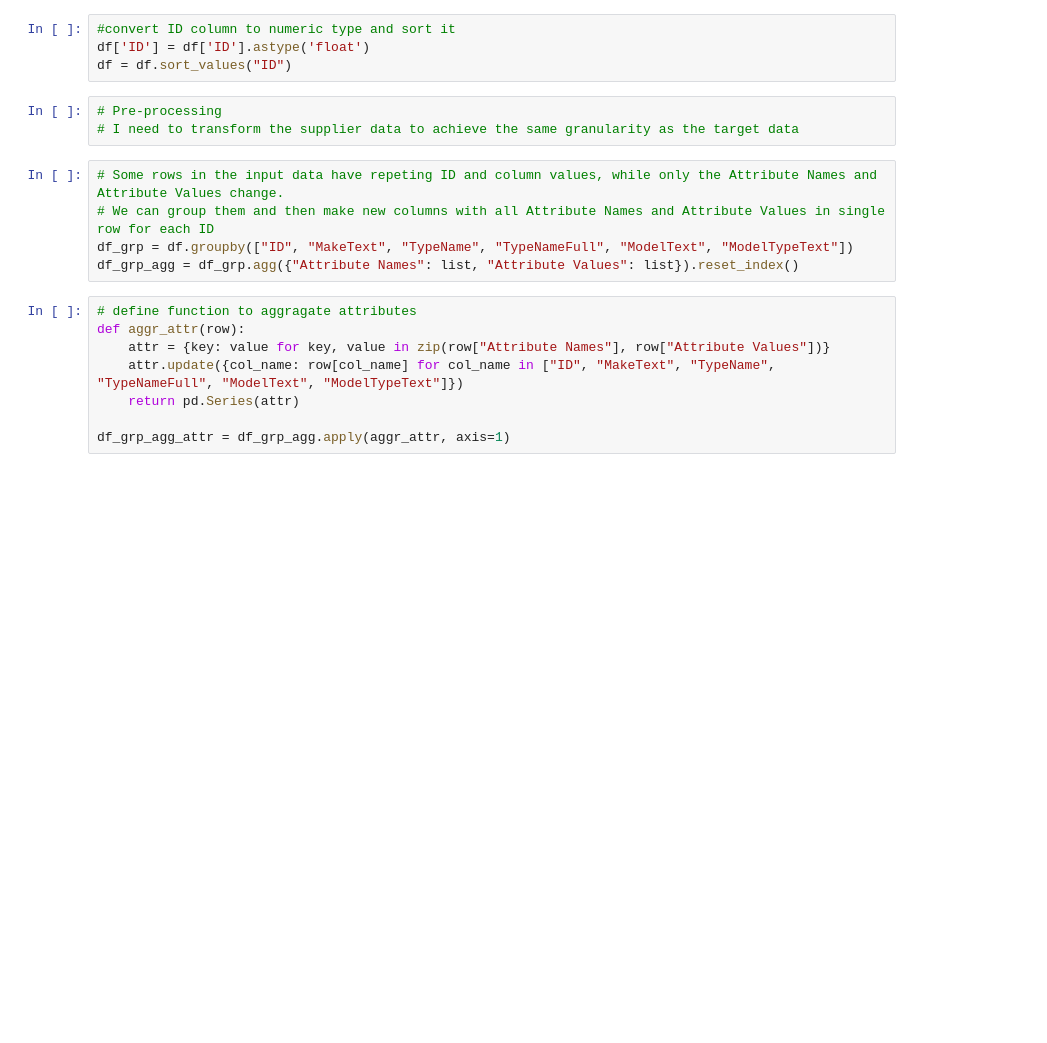
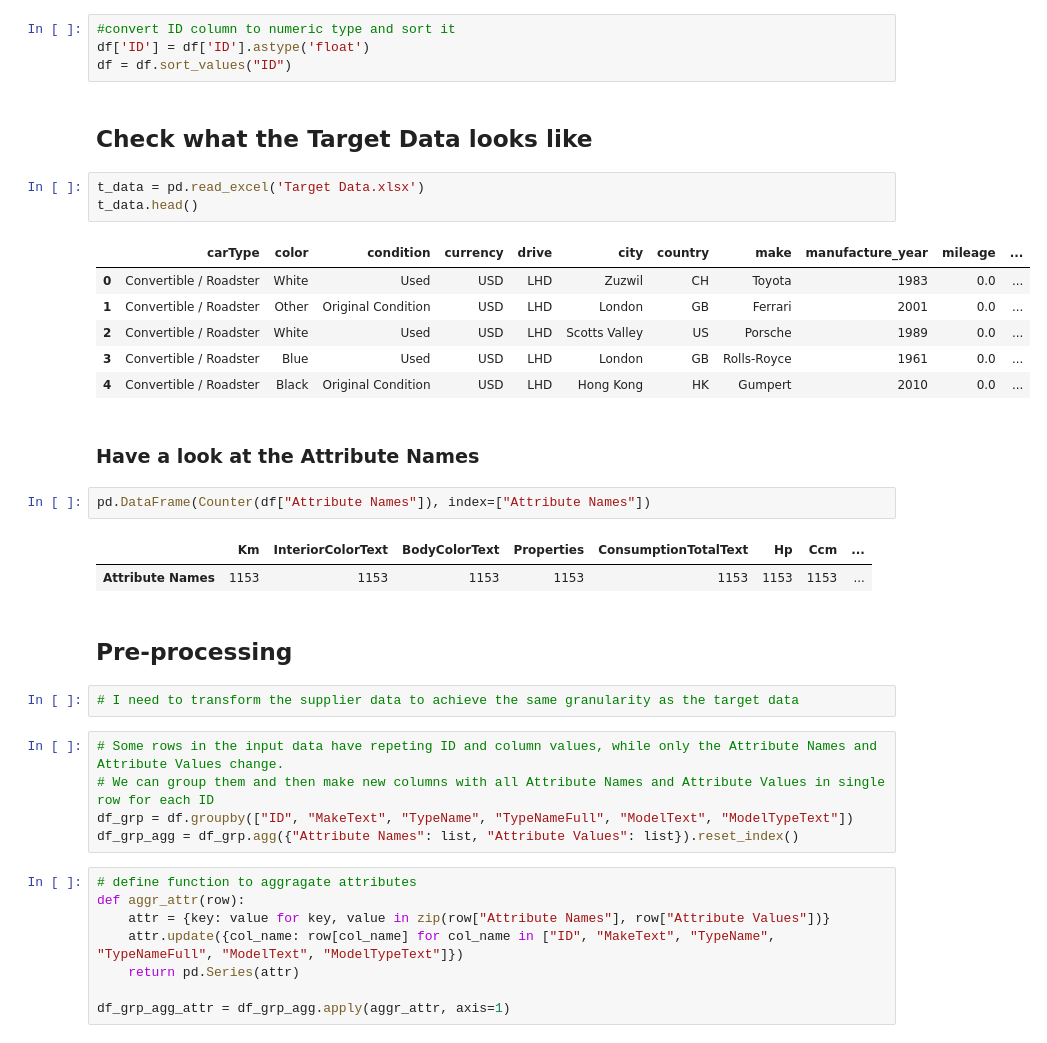
Before and after one commit to 005401/Onedot-Data-Analyst-Remote-Task, a Jupyter notebook: onedot_data_analyst_solution.ipynb, the cells around one changed output. Drawn from its saved outputs; the diff is of its cells as text; blank space fills up the shorter version.

```diff
--- a/onedot_data_analyst_solution.ipynb
+++ b/onedot_data_analyst_solution.ipynb
@@ -11,8 +66,28 @@ df = pd.DataFrame(data=d)
 #convert ID column to numeric type and sort it
 df['ID'] = df['ID'].astype('float')
 df = df.sort_values("ID")
+# %% [markdown]
+## Check what the Target Data looks like
+# %%
+t_data = pd.read_excel('Target Data.xlsx')
+t_data.head()
+# %% [output]
+|  | carType | color | condition | currency | drive | city | country | make | manufacture_year | mileage | ... |
+| 0 | Convertible / Roadster | White | Used | USD | LHD | Zuzwil | CH | Toyota | 1983 | 0.0 | ... |
+| 1 | Convertible / Roadster | Other | Original Condition | USD | LHD | London | GB | Ferrari | 2001 | 0.0 | ... |
+| 2 | Convertible / Roadster | White | Used | USD | LHD | Scotts Valley | US | Porsche | 1989 | 0.0 | ... |
+| 3 | Convertible / Roadster | Blue | Used | USD | LHD | London | GB | Rolls-Royce | 1961 | 0.0 | ... |
+| 4 | Convertible / Roadster | Black | Original Condition | USD | LHD | Hong Kong | HK | Gumpert | 2010 | 0.0 | ... |
+# %% [markdown]
+### Have a look at the Attribute Names
+# %%
+pd.DataFrame(Counter(df["Attribute Names"]), index=["Attribute Names"])
+# %% [output]
+|  | Km | InteriorColorText | BodyColorText | Properties | ConsumptionTotalText | Hp | Ccm | ... |
+| Attribute Names | 1153 | 1153 | 1153 | 1153 | 1153 | 1153 | 1153 | ... |
+# %% [markdown]
+## Pre-processing
 # %%
-# Pre-processing
 # I need to transform the supplier data to achieve the same granularity as the target data
 # %%
 # Some rows in the input data have repeting ID and column values, while only the Attribute Names and Attribute Values change.
```
Also changed, not shown: parts of 31 cells of this notebook, 1 other file.
